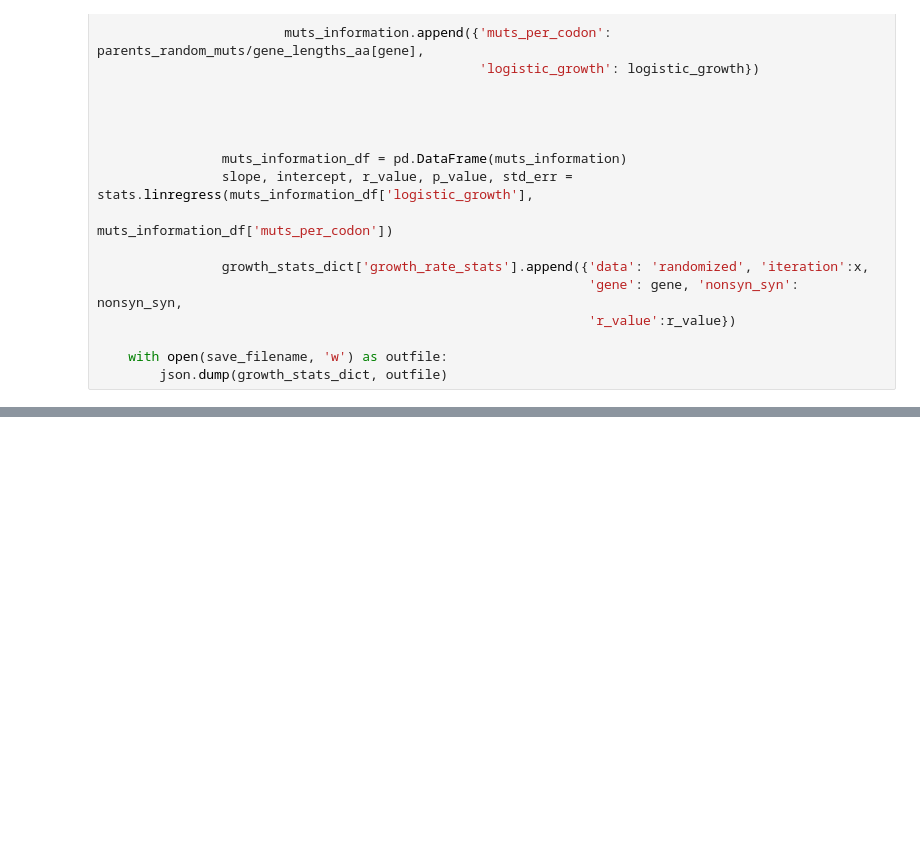
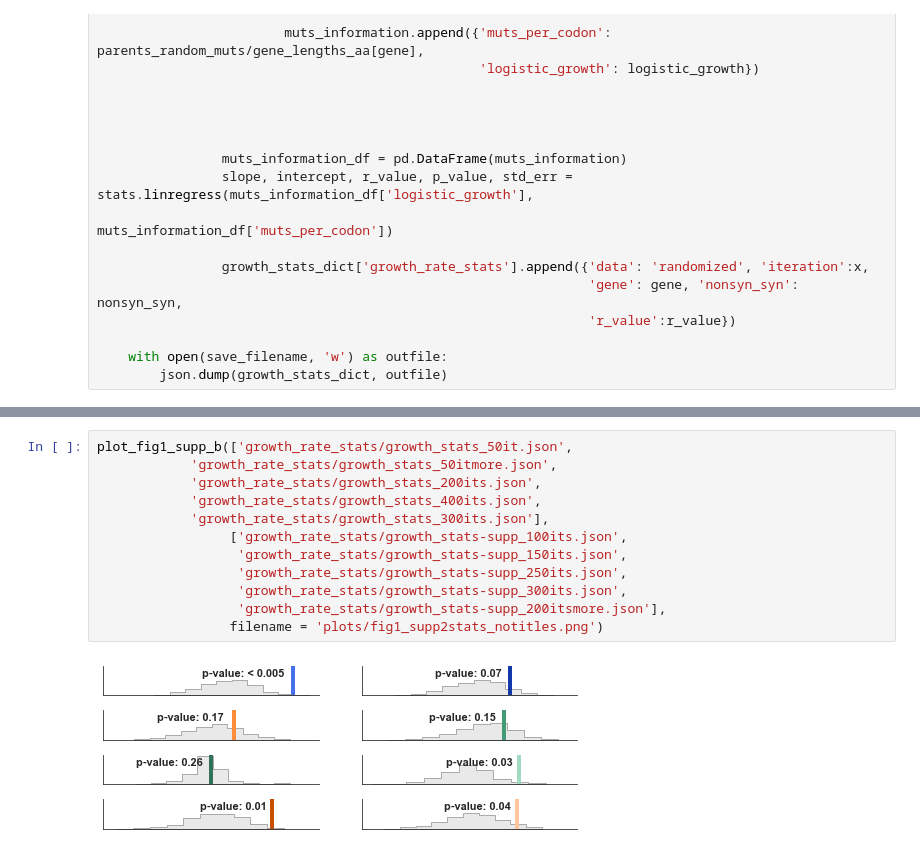
Before and after one commit to blab/sarscov2-adaptive-evolution, a Jupyter notebook: analysis/fig1c-randomization.ipynb, the cells around one changed output, grey strips where cells are left out. Cells and saved outputs as stored; diff of their text form; blank space fills up the shorter version.

```diff
--- a/analysis/fig1c-randomization.ipynb
+++ b/analysis/fig1c-randomization.ipynb
@@ -864,0 +852,14 @@ plot_fig1_supp_b(['growth_rate_stats/growth_stats_50it.json',
+# %%
+plot_fig1_supp_b(['growth_rate_stats/growth_stats_50it.json',
+            'growth_rate_stats/growth_stats_50itmore.json',
+            'growth_rate_stats/growth_stats_200its.json',
+            'growth_rate_stats/growth_stats_400its.json',
+            'growth_rate_stats/growth_stats_300its.json'],
+                 ['growth_rate_stats/growth_stats-supp_100its.json',
+                  'growth_rate_stats/growth_stats-supp_150its.json',
+                  'growth_rate_stats/growth_stats-supp_250its.json',
+                  'growth_rate_stats/growth_stats-supp_300its.json',
+                  'growth_rate_stats/growth_stats-supp_200itsmore.json'],
+                 filename = 'plots/fig1_supp2stats_notitles.png')
+# %% [output]
+[figure, added]
```
Also changed, not shown: parts of 21 cells of this notebook, 8 other files.
